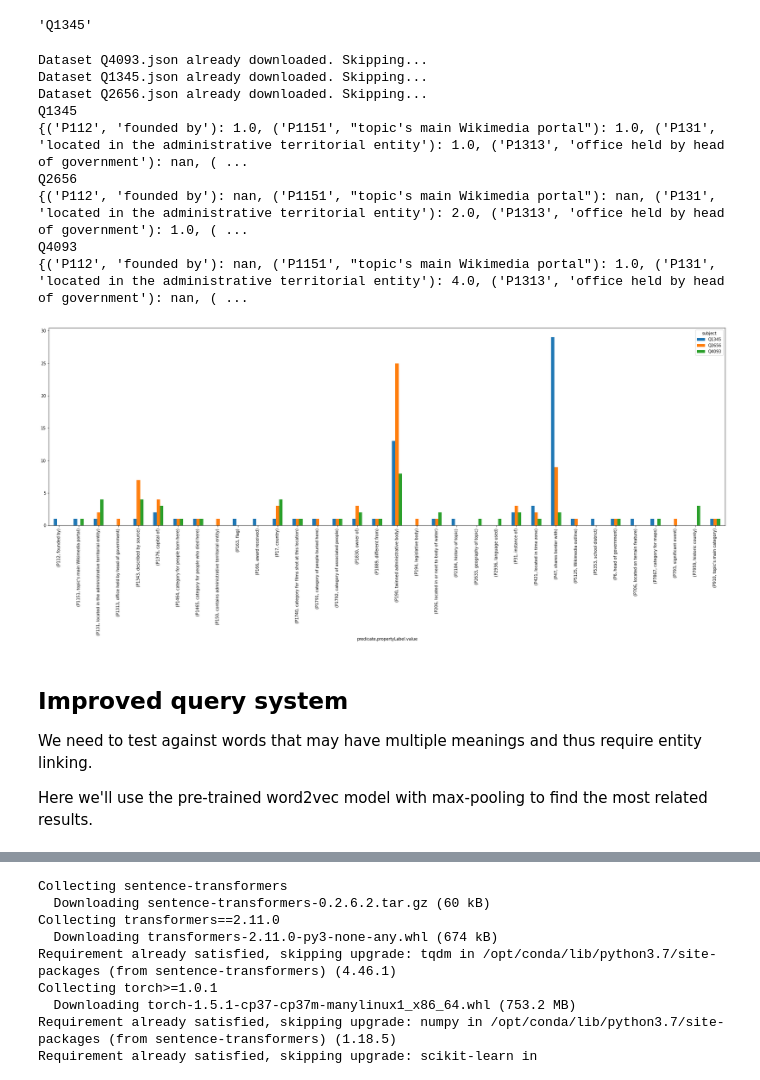
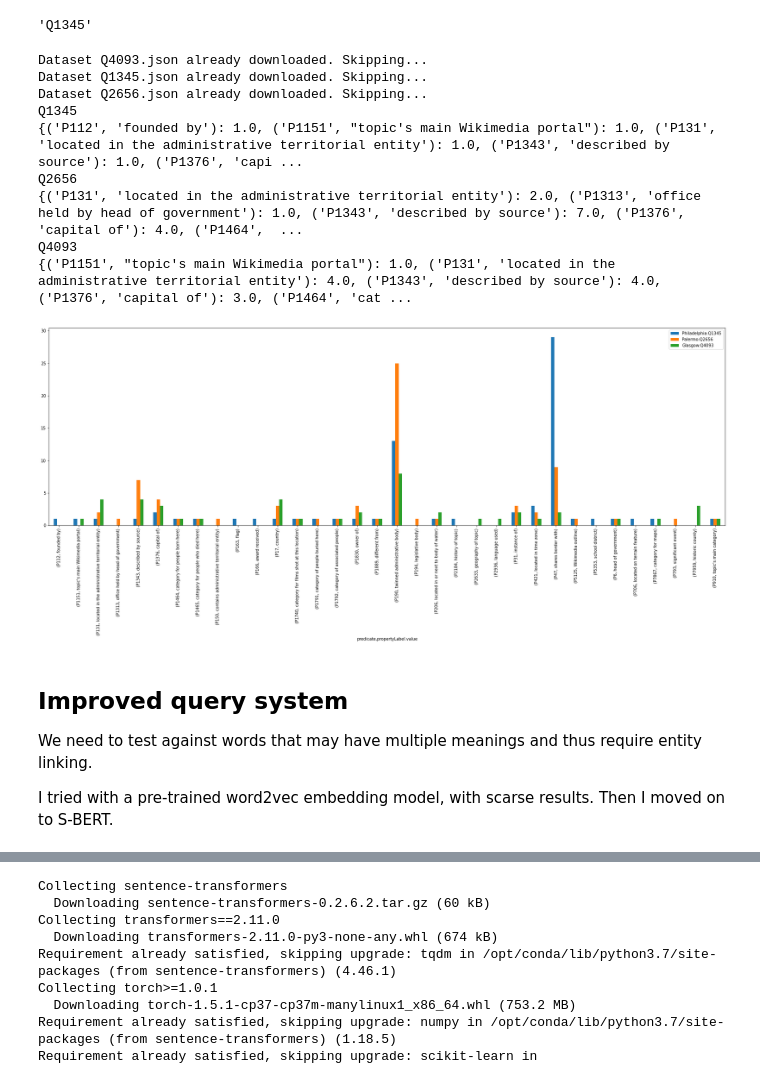
Before and after one commit to erolm-a/colla-framework, a Jupyter notebook: notebooks/WikidataTuples.ipynb, the cells around one changed output, grey strips where cells are left out. Saved outputs shown, nothing was run; the diff lists cells and outputs as text; code cells hidden in the pictures.

Commit message:
Improved plots, bug fixing and function naming cleanup

```diff
--- a/notebooks/WikidataTuples.ipynb
+++ b/notebooks/WikidataTuples.ipynb
@@ -243,31 +243,58 @@ def get_entities_distribution(entities):
 
     for key, val in property_distribution.unstack(level=0).to_dict().items():
         print(key)
-        print(val)
+        # strip out the NaN's made during merging while printing
+        print(dict((k, v) for k, v in val.items() if not np.isnan(v)))
 
     return property_distribution
 
-def plot_distribution(property_distribution):
-    property_distribution.unstack(level=0).plot(kind='bar', subplots=False, figsize=(30, 9))
+def plot_distribution(property_distribution, legend=None, *args, **kwargs):
+    """
+    Plot a distribution of one or more entities in the same plot.
+
+    args:
+
+    - property_distribution: a result of get_entities_distribution
+    - legend: dict of str: if provided, replace the default legend with a custom one in the format
+        (description:entity). The key is the entity, the value is the wished description.
+
+    The rest of the arguments are the same of DataFrame.plot().
+    """
+
+    if "figsize" not in kwargs:
+        kwargs["figsize"] = (30, 9)
+
+    ax = property_distribution.unstack(level=0).plot(kind='bar', *args, **kwargs)
+
+    if legend:
+        used_entities = property_distribution.index.get_level_values(0).unique()
+        full_names = [f"{legend[entity]}:{entity}" for entity in used_entities]
+
+        # In case of subplots ax is an ndarray of axes
+        if not "subplots" in kwargs:
+            ax = [ax]
+        for ax_ in ax.flatten():
+            print("single ax is of type", type(ax_))
+            ax_.legend(full_names)
 # %%
 towns = ["Glasgow", "Philadelphia", "Palermo"]
-town_entities = [find_wikidata_entity(town) for town in towns]
+town_entities = {find_wikidata_entity(town):town for town in towns}
 
-plot_distribution(get_entities_distribution(town_entities))
+plot_distribution(get_entities_distribution(town_entities.keys()), legend=town_entities)
 # %% [output]
 Dataset Q4093.json already downloaded. Skipping...
 Dataset Q1345.json already downloaded. Skipping...
 Dataset Q2656.json already downloaded. Skipping...
 Q1345
-{('P112', 'founded by'): 1.0, ('P1151', "topic's main Wikimedia portal"): 1.0, ('P131', 'located in the administrative territorial entity'): 1.0, ('P1313', 'office held by head of government'): nan, ( ...
+{('P112', 'founded by'): 1.0, ('P1151', "topic's main Wikimedia portal"): 1.0, ('P131', 'located in the administrative territorial entity'): 1.0, ('P1343', 'described by source'): 1.0, ('P1376', 'capi ...
 Q2656
-{('P112', 'founded by'): nan, ('P1151', "topic's main Wikimedia portal"): nan, ('P131', 'located in the administrative territorial entity'): 2.0, ('P1313', 'office held by head of government'): 1.0, ( ...
+{('P131', 'located in the administrative territorial entity'): 2.0, ('P1313', 'office held by head of government'): 1.0, ('P1343', 'described by source'): 7.0, ('P1376', 'capital of'): 4.0, ('P1464',  ...
 Q4093
-{('P112', 'founded by'): nan, ('P1151', "topic's main Wikimedia portal"): 1.0, ('P131', 'located in the administrative territorial entity'): 4.0, ('P1313', 'office held by head of government'): nan, ( ...
+{('P1151', "topic's main Wikimedia portal"): 1.0, ('P131', 'located in the administrative territorial entity'): 4.0, ('P1343', 'described by source'): 4.0, ('P1376', 'capital of'): 3.0, ('P1464', 'cat ...
-[figure, old version]
+[figure, new version]
 # %% [markdown]
 ## Improved query system
 
 We need to test against words that may have multiple meanings and thus require entity linking.
 
-Here we'll use the pre-trained word2vec model with max-pooling to find the most related results.
+I tried with a pre-trained word2vec embedding model, with scarse results. Then I moved on to S-BERT.
```
Also changed, not shown: parts of 15 cells of this notebook.
